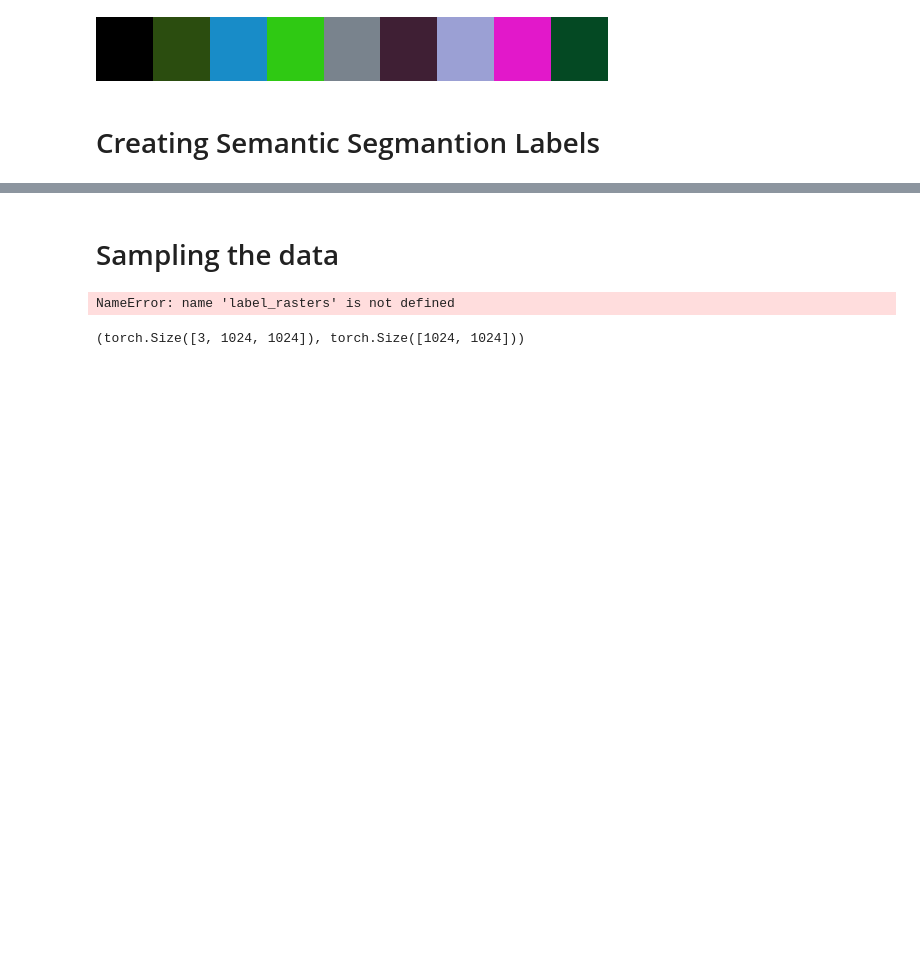
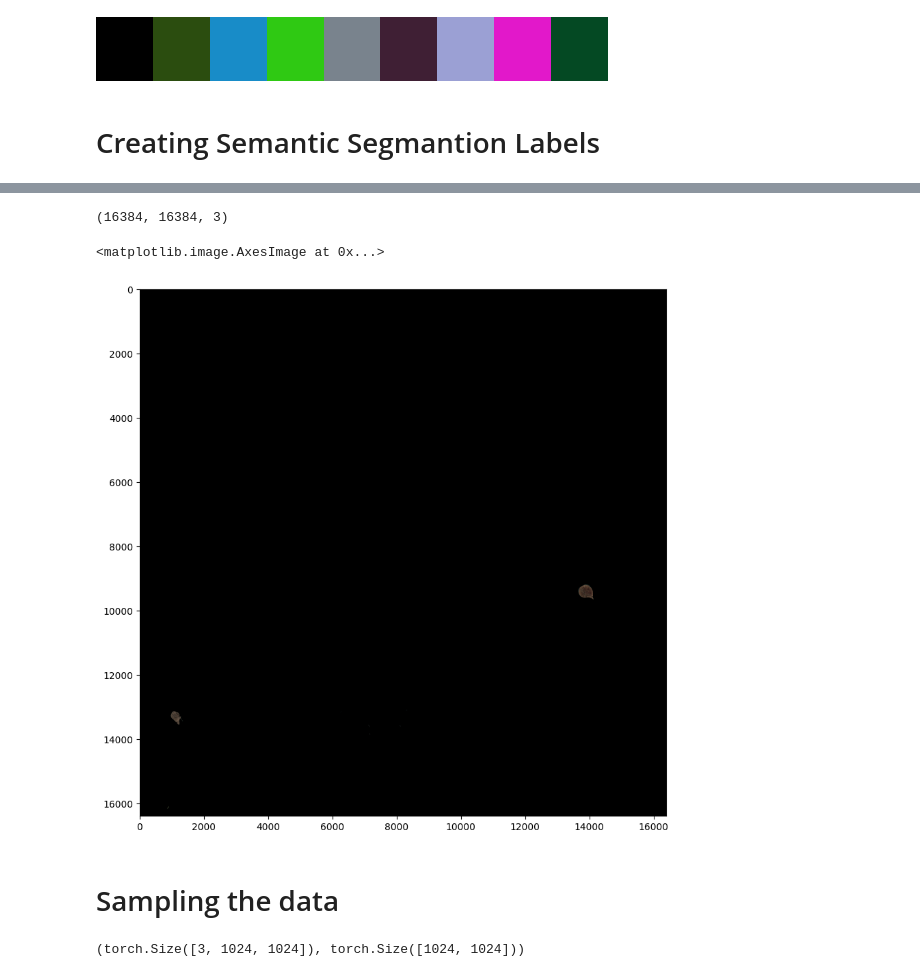
Before and after one commit to OfficialAC18/LULC_UAE_DL, a Jupyter notebook: scripts/Data Processing Notebook.ipynb, the cells around one changed output, grey strips where cells are left out. Cells and saved outputs as stored; diff of their text form; code cells hidden in the pictures; blank space fills up the shorter version.

```diff
--- a/scripts/Data Processing Notebook.ipynb
+++ b/scripts/Data Processing Notebook.ipynb
@@ -361,0 +347,4 @@ raster_modified = RasterioSource(clipped_images[0],
+# %%
+#Load Modified Raster
+raster_modified = RasterioSource(clipped_images[1],
+                                allow_streaming=False)
@@ -362,12 +353,20 @@ raster_modified = RasterioSource(clipped_images[0],
+# %%
+raster_modified.shape
+# %% [output]
+(16384, 16384, 3)
+# %%
+fig, ax = plt.subplots(figsize=(10,10))
+ax.imshow(raster_modified.get_image_array())
+# %% [output]
+<matplotlib.image.AxesImage at 0x...>
+[figure, added]
 # %% [markdown]
 # Sampling the data
 # %%
 #create a Scence object
 scence = Scene(id = "1",
-              raster_source=raster_tile_1,
+              raster_source=raster_modified,
               label_source=label_rasters)
-# %% [output]
-NameError: name 'label_rasters' is not defined
 # %%
 ds = SemanticSegmentationSlidingWindowGeoDataset(
                 scene = scence,
```
Also changed, not shown: parts of 45 cells of this notebook, 2 other files.
